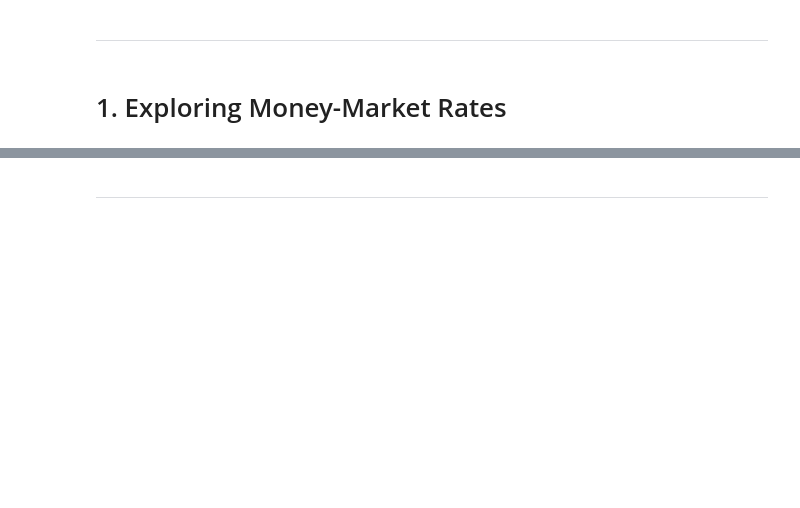
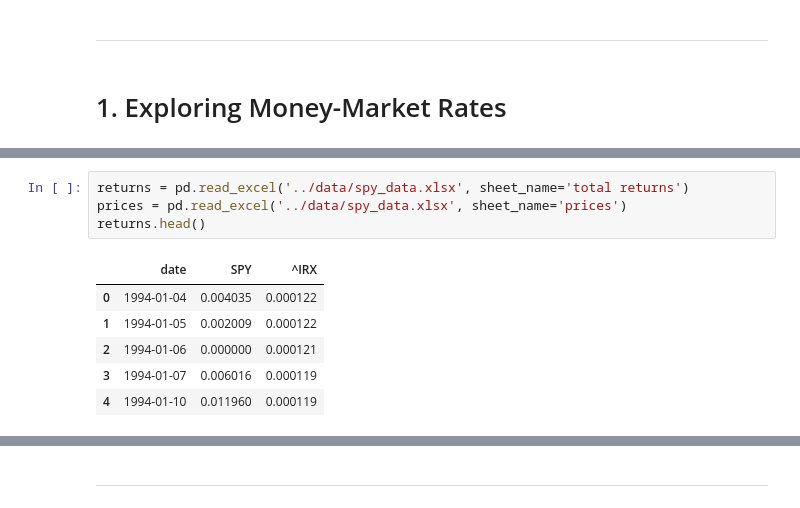
Before and after one commit to dakshox/drw-prework-2025, a Jupyter notebook: assignments/Assignment 3.1 - Money Market Rates.ipynb, the cells around one changed output, grey strips where cells are left out. Cells and saved outputs as stored; diff of their text form; blank space fills up the shorter version.

```diff
--- a/assignments/Assignment 3.1 - Money Market Rates.ipynb
+++ b/assignments/Assignment 3.1 - Money Market Rates.ipynb
@@ -49,0 +133,11 @@ Are SPY returns autocorrelated? And SPY prices?
+# %%
+returns = pd.read_excel('../data/spy_data.xlsx', sheet_name='total returns')
+prices = pd.read_excel('../data/spy_data.xlsx', sheet_name='prices')
+returns.head()
+# %% [output]
+|  | date | SPY | ^IRX |
+| 0 | 1994-01-04 | 0.004035 | 0.000122 |
+| 1 | 1994-01-05 | 0.002009 | 0.000122 |
+| 2 | 1994-01-06 | 0.000000 | 0.000121 |
+| 3 | 1994-01-07 | 0.006016 | 0.000119 |
+| 4 | 1994-01-10 | 0.011960 | 0.000119 |
```
Also changed, not shown: parts of 14 cells of this notebook.
